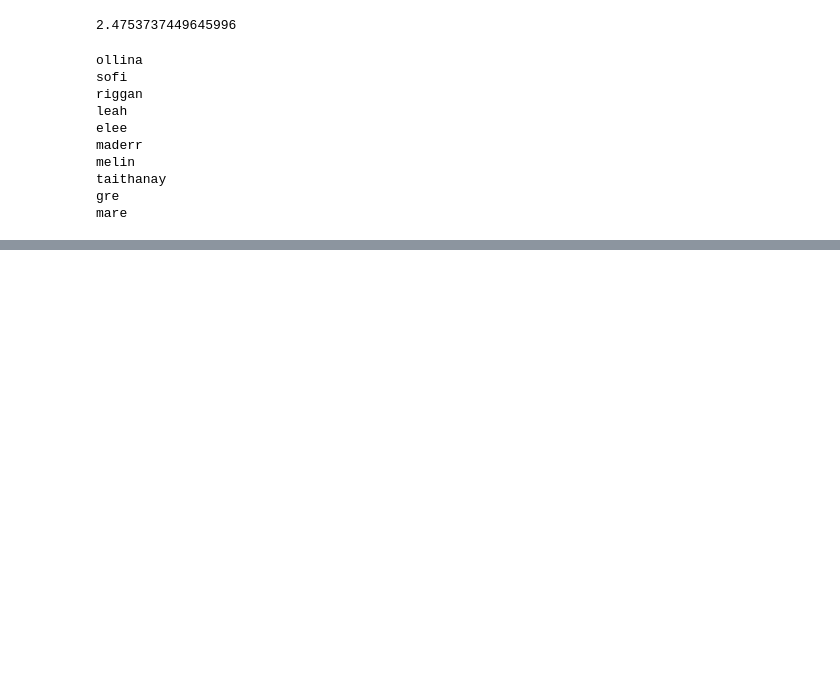
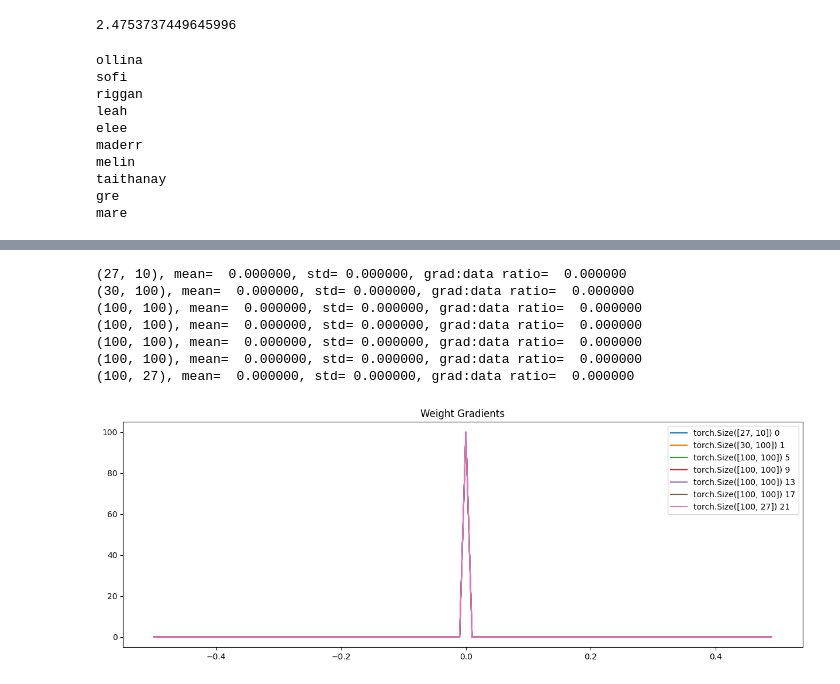
Before and after one commit to samiadam7/nnzh-makemore, a Jupyter notebook: notes.ipynb, the cells around one changed output, grey strips where cells are left out. Saved outputs shown, nothing was run; the diff lists cells and outputs as text; code cells hidden in the pictures; blank space fills up the shorter version.

```diff
--- a/notes.ipynb
+++ b/notes.ipynb
@@ -611,0 +1011,21 @@ mare
+# %%
+plt.figure(figsize= (15, 5))
+legends = []
+for i, p in enumerate(params):
+    t = p.grad
+    if p.ndim == 2:
+        print(f"{tuple(p.shape)}, mean= {t.mean(): 5f}, std= {t.std():5f}, grad:data ratio= {t.std() / p.std(): 5f}")
+        hy, hx = torch.histogram(t.view(-1), density= True)
+        plt.plot(hx[:-1].detach().numpy(), hy.detach().numpy())
+        legends.append(f"{p.shape} {i}")
+plt.legend(legends)
+plt.title("Weight Gradients");
+# %% [output]
+(27, 10), mean=  0.000000, std= 0.000000, grad:data ratio=  0.000000
+(30, 100), mean=  0.000000, std= 0.000000, grad:data ratio=  0.000000
+(100, 100), mean=  0.000000, std= 0.000000, grad:data ratio=  0.000000
+(100, 100), mean=  0.000000, std= 0.000000, grad:data ratio=  0.000000
+(100, 100), mean=  0.000000, std= 0.000000, grad:data ratio=  0.000000
+(100, 100), mean=  0.000000, std= 0.000000, grad:data ratio=  0.000000
+(100, 27), mean=  0.000000, std= 0.000000, grad:data ratio=  0.000000
+[figure, added]
```
Also changed, not shown: parts of 17 cells of this notebook.
